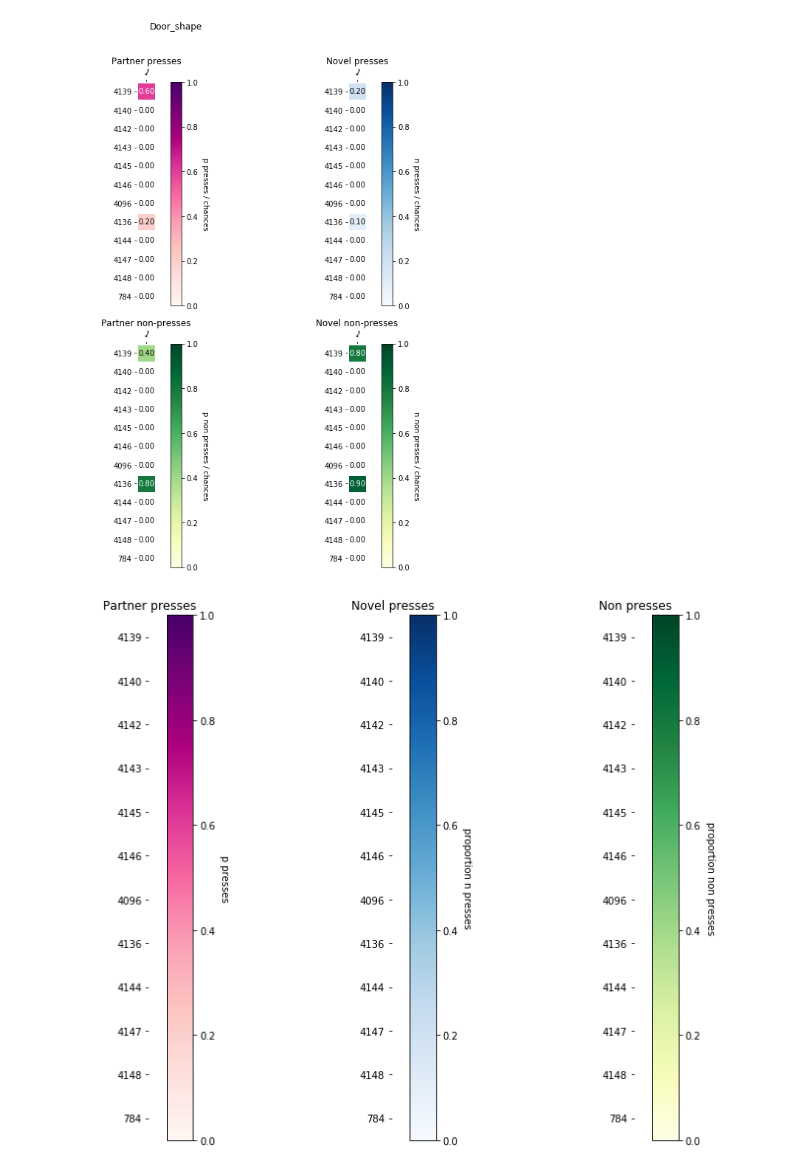
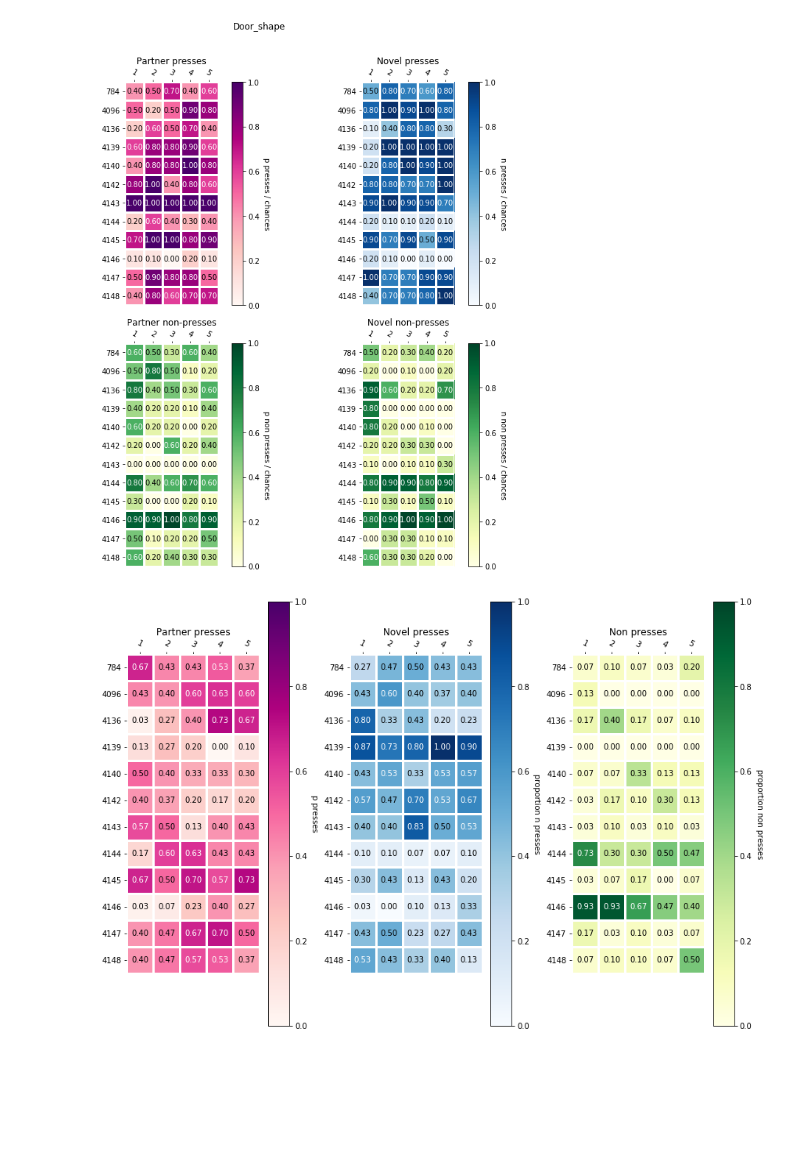
Before and after one commit to dprotter/Operant_Daily_Pipeline, a Jupyter notebook: plot_data.ipynb, the cells around one changed output. Cells and saved outputs as stored; diff of their text form; code cells hidden in the pictures; blank space fills up the shorter version.

```diff
--- a/plot_data.ipynb
+++ b/plot_data.ipynb
@@ -36,20 +75,20 @@ if 'Magazine' in lon_ana.experiments:
     ax = pf.make_heatmap(vals, ani, days, title = 'food presses', cbarlabel = 'fraction', ax = axs[0,0])
 
     metric = 'proportion_round_pellet_retrieved'
-    ani, days, vals = lon_ana.get_data(metric, experiment = experiment, dataset = lon_ana)
+    ani, days, vals = lf.get_data(metric, experiment = experiment, dataset = lon_ana)
     ax = pf.make_heatmap(vals, ani, days, title = 'pellet retreivals / round', cbarlabel = 'fraction pellet retrieved', ax = axs[0,1])
 
 
 
     cmap_r = plt.cm.get_cmap('viridis').reversed()
     metric = 'median_food_lever_press_latency'
-    ani, days, vals = lon_ana.get_data(metric, experiment = experiment, dataset = lon_ana)
+    ani, days, vals = lf.get_data(metric, experiment = experiment, dataset = lon_ana)
     ax = pf.make_heatmap(vals, ani, days, title = 'lever latency', cbarlabel = 'median (s)', ax = axs[1,0],
                         cmap = cmap_r, val_ceil = 80, val_floor = 0)
 
 
     metric = 'median_pellet_latency'
-    ani, days, vals = lon_ana.get_data(metric, experiment = experiment, dataset = lon_ana)
+    ani, days, vals = lf.get_data(metric, experiment = experiment, dataset = lon_ana)
     ax = pf.make_heatmap(vals, ani, days, title = 'pellet latency', cbarlabel = 'median (s)', ax = axs[1,1],
                         cmap = cmap_r, val_ceil = 80, val_floor = 0)
     fig.suptitle(experiment, y = 1.05)
@@ -57,14 +96,14 @@ if 'Magazine' in lon_ana.experiments:
 
     cmap_r = plt.cm.get_cmap('viridis').reversed()
     metric = 'mean_food_lever_press_latency'
-    ani, days, vals = lon_ana.get_data(metric, experiment = experiment, dataset = lon_ana)
+    ani, days, vals = lf.get_data(metric, experiment = experiment, dataset = lon_ana)
     ax = pf.make_heatmap(vals, ani, days, title = 'lever latency', cbarlabel = 'mean (s)', ax = axs[2,0],
                         cmap = cmap_r, val_ceil = 80, val_floor = 0)
 
 
 
     metric = 'mean_pellet_latency'
-    ani, days, vals = lon_ana.get_data(metric, experiment = experiment, dataset = lon_ana)
+    ani, days, vals = lf.get_data(metric, experiment = experiment, dataset = lon_ana)
     ax = pf.make_heatmap(vals, ani, days, title = 'pellet latency', cbarlabel = 'mean (s)', ax = axs[2,1],
                         cmap = cmap_r, val_ceil = 80, val_floor = 0)
     fig.suptitle(experiment, y = 1.05)
@@ -78,24 +117,24 @@ if 'Autoshape' in lon_ana.experiments:
     fig, axs = plt.subplots(ncols = 2, nrows = 3, figsize = (10,20))
 
 
-    ani, days, vals = lon_ana.get_data(metric, experiment = experiment, dataset = lon_ana)
+    ani, days, vals = lf.get_data(metric, experiment = experiment, dataset = lon_ana)
     ax = pf.make_heatmap(vals, ani, days, title = 'food presses', cbarlabel = 'fraction', ax = axs[0,0])
 
     metric = 'proportion_round_pellet_retrieved'
-    ani, days, vals = lon_ana.get_data(metric, experiment = experiment, dataset = lon_ana)
+    ani, days, vals = lf.get_data(metric, experiment = experiment, dataset = lon_ana)
     ax = pf.make_heatmap(vals, ani, days, title = 'pellet retreivals / round', cbarlabel = 'fraction pellet retrieved', ax = axs[0,1])
 
 
 
     cmap_r = plt.cm.get_cmap('viridis').reversed()
     metric = 'median_food_lever_press_latency'
-    ani, days, vals = lon_ana.get_data(metric, experiment = experiment, dataset = lon_ana)
+    ani, days, vals = lf.get_data(metric, experiment = experiment, dataset = lon_ana)
     ax = pf.make_heatmap(vals, ani, days, title = 'lever latency', cbarlabel = 'median (s)', ax = axs[1,0],
                         cmap = cmap_r, val_ceil = 80, val_floor = 0)
 
 
     metric = 'median_pellet_latency'
-    ani, days, vals = lon_ana.get_data(metric, experiment = experiment, dataset = lon_ana)
+    ani, days, vals = lf.get_data(metric, experiment = experiment, dataset = lon_ana)
     ax = pf.make_heatmap(vals, ani, days, title = 'pellet latency', cbarlabel = 'median (s)', ax = axs[1,1],
                         cmap = cmap_r, val_ceil = 80, val_floor = 0)
     fig.suptitle(experiment, y = 1.05)
@@ -103,14 +142,14 @@ if 'Autoshape' in lon_ana.experiments:
 
     cmap_r = plt.cm.get_cmap('viridis').reversed()
     metric = 'mean_food_lever_press_latency'
-    ani, days, vals = lon_ana.get_data(metric, experiment = experiment, dataset = lon_ana)
+    ani, days, vals = lf.get_data(metric, experiment = experiment, dataset = lon_ana)
     ax = pf.make_heatmap(vals, ani, days, title = 'lever latency', cbarlabel = 'mean (s)', ax = axs[2,0],
                         cmap = cmap_r, val_ceil = 80, val_floor = 0)
 
 
 
     metric = 'mean_pellet_latency'
-    ani, days, vals = lon_ana.get_data(metric, experiment = experiment, dataset = lon_ana)
+    ani, days, vals = lf.get_data(metric, experiment = experiment, dataset = lon_ana)
     ax = pf.make_heatmap(vals, ani, days, title = 'pellet latency', cbarlabel = 'mean (s)', ax = axs[2,1],
                         cmap = cmap_r, val_ceil = 80, val_floor = 0)
     fig.suptitle(experiment, y = 1.05)
@@ -125,22 +163,22 @@ if 'Autoshape' in lon_ana.experiments:
     fig, axs = plt.subplots(ncols = 2, nrows = 2, figsize = (15,15))
 
 
-    ani, days, vals = lon_ana.get_data(metric, experiment = experiment, dataset = lon_ana)
+    ani, days, vals = lf.get_data(metric, experiment = experiment, dataset = lon_ana)
     ax = pf.make_heatmap(vals, ani, days, title = 'food presses', cbarlabel = 'fraction', ax = axs[0,0])
 
     metric = 'proportion_round_pellet_retrieved'
-    ani, days, vals = lon_ana.get_data(metric, experiment = experiment, dataset = lon_ana)
+    ani, days, vals = lf.get_data(metric, experiment = experiment, dataset = lon_ana)
     ax = pf.make_heatmap(vals, ani, days, title = 'pellet retreivals / round', cbarlabel = 'fraction pellet retrieved', ax = axs[0,1])
 
     cmap_r = plt.cm.get_cmap('viridis').reversed()
     metric = 'median_food_lever_press_latency'
-    ani, days, vals = lon_ana.get_data(metric, experiment = experiment, dataset = lon_ana)
+    ani, days, vals = lf.get_data(metric, experiment = experiment, dataset = lon_ana)
     ax = pf.make_heatmap(vals, ani, days, title = 'lever latency', cbarlabel = 'median (s)', ax = axs[1,0],
                         cmap = cmap_r, val_ceil = 30, val_floor = 0)
 
 
     metric = 'median_pellet_latency'
-    ani, days, vals = lon_ana.get_data(metric, experiment = experiment, dataset = lon_ana)
+    ani, days, vals = lf.get_data(metric, experiment = experiment, dataset = lon_ana)
     ax = pf.make_heatmap(vals, ani, days, title = 'pellet latency', cbarlabel = 'median (s)', ax = axs[1,1],
                         cmap = cmap_r, val_ceil = 80, val_floor = 0)
     fig.suptitle(experiment, y = 1.05)
@@ -154,40 +192,40 @@ if 'Door_shape' in lon_ana.experiments:
 
     fig, axs = plt.subplots(ncols = 2, nrows = 2, figsize = (10, 10))
 
-    ani, days, vals = lon_ana.get_data(metric, experiment = experiment, dataset = lon_ana)
+    ani, days, vals = lf.get_data(metric, experiment = experiment, dataset = lon_ana)
     a = pf.make_heatmap(vals, ani, days, ax = axs[0,0],
                         title = "Partner presses",
                         cbarlabel = 'p presses / chances',
                         cmap = 'RdPu')
 
     metric = 'door_2_lever_press_round_proportion'
     experiment = 'Door_shape'
-    ani, days, vals = lon_ana.get_data(metric, experiment = experiment, dataset = lon_ana)
+    ani, days, vals = lf.get_data(metric, experiment = experiment, dataset = lon_ana)
     a = pf.make_heatmap(vals, ani, days, ax = axs[0,1],
                         title = "Novel presses",
                         cbarlabel = 'n presses / chances',
                         cmap = 'Blues')
 
     metric = 'door_1_non_press_round_proportion'
     experiment = 'Door_shape'
-    ani, days, vals = lon_ana.get_data(metric, experiment = experiment, dataset = lon_ana)
+    ani, days, vals = lf.get_data(metric, experiment = experiment, dataset = lon_ana)
     a = pf.make_heatmap(vals, ani, days, ax = axs[1,0],
                         title = "Partner non-presses",
                         cbarlabel = 'p non presses / chances',
                         cmap = 'YlGn')
 
     metric = 'door_2_non_press_round_proportion'
     experiment = 'Door_shape'
-    ani, days, vals = lon_ana.get_data(metric, experiment = experiment, dataset = lon_ana)
+    ani, days, vals = lf.get_data(metric, experiment = experiment, dataset = lon_ana)
     a = pf.make_heatmap(vals, ani, days, ax = axs[1,1],
                         title = "Novel non-presses",
                         cbarlabel = 'n non presses / chances',
                         cmap = 'YlGn')
 
     fig.suptitle(experiment, y = 1.05)
     fig.tight_layout()
 # %% [output]
-[figure, old version]
+[figure, new version]
 # %%
 if 'Door_test' in lon_ana.experiments:
     metric = 'door_1_lever_press_round_proportion'
@@ -195,7 +233,7 @@ if 'Door_test' in lon_ana.experiments:
 
     fig, axs = plt.subplots(ncols = 3, figsize = (12,8))
 
-    ani, days, vals = lon_ana.get_data(metric, experiment = experiment, dataset = lon_ana)
+    ani, days, vals = lf.get_data(metric, experiment = experiment, dataset = lon_ana)
     a = pf.make_heatmap(vals, ani, days, ax = axs[0],
                         title = "Partner presses",
                         cbarlabel = 'p presses',
@@ -203,7 +241,7 @@ if 'Door_test' in lon_ana.experiments:
 
     metric = 'door_2_lever_press_round_proportion'
     experiment = 'Door_test'
-    ani, days, vals = lon_ana.get_data(metric, experiment = experiment, dataset = lon_ana)
+    ani, days, vals = lf.get_data(metric, experiment = experiment, dataset = lon_ana)
     a = pf.make_heatmap(vals, ani, days, ax = axs[1],
                         title = "Novel presses",
                         cbarlabel = 'proportion n presses',
@@ -211,14 +249,14 @@ if 'Door_test' in lon_ana.experiments:
 
     metric = 'prop_non_presses_by_rounds'
     experiment = 'Door_test'
-    ani, days, vals = lon_ana.get_data(metric, experiment = experiment, dataset = lon_ana)
+    ani, days, vals = lf.get_data(metric, experiment = experiment, dataset = lon_ana)
     a = pf.make_heatmap(vals, ani, days, ax = axs[2],
                         title = "Non presses",
                         cbarlabel = 'proportion non presses',
                         cmap = 'YlGn')
     fig.tight_layout()
 # %% [output]
-[figure, old version]
+[figure, new version]
 # %%
 if 'Door_test' in lon_ana.experiments:
     metric = 'door_1_lever_press_total_press_proportion'
```
Also changed, not shown: parts of 9 cells of this notebook.
